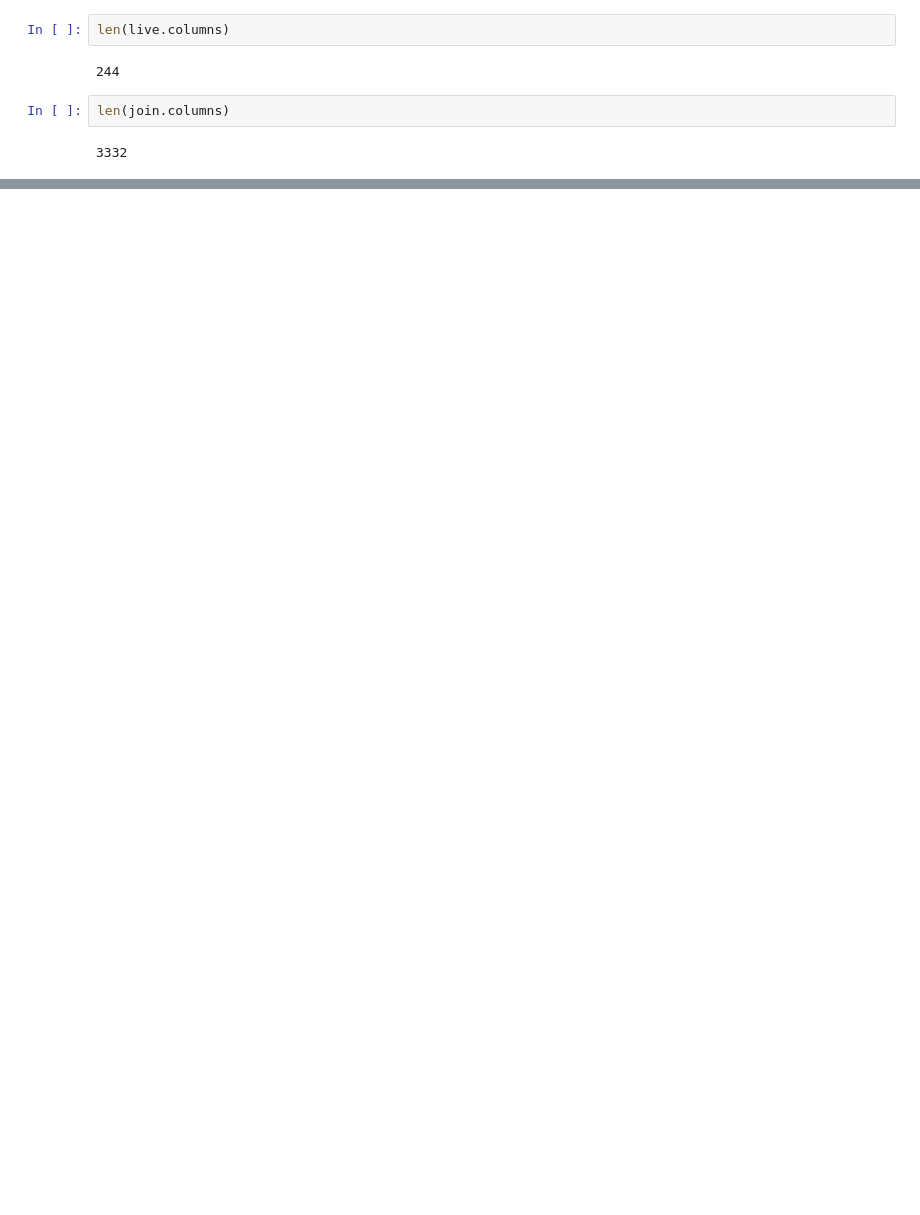
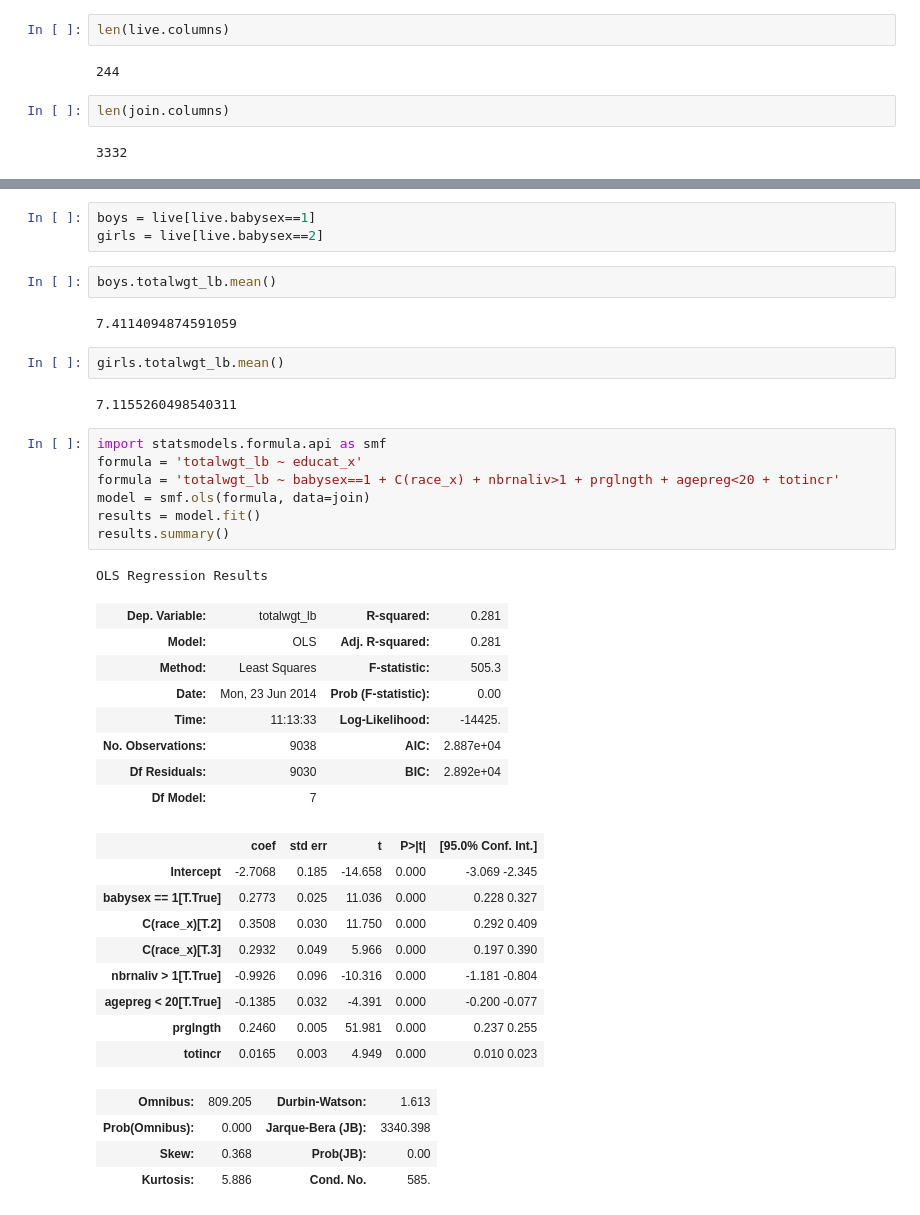
Before and after one commit to AllenDowney/ThinkStats2, a Jupyter notebook: code/Sandbox.ipynb, the cells around one changed output, grey strips where cells are left out. Drawn from its saved outputs; the diff is of its cells as text; blank space fills up the shorter version.

```diff
--- a/code/Sandbox.ipynb
+++ b/code/Sandbox.ipynb
@@ -243,0 +290,41 @@ pubassis_x 9038 1.97181145948
+# %%
+boys = live[live.babysex==1]
+girls = live[live.babysex==2]
+# %%
+boys.totalwgt_lb.mean()
+# %% [output]
+7.4114094874591059
+# %%
+girls.totalwgt_lb.mean()
+# %% [output]
+7.1155260498540311
+# %%
+import statsmodels.formula.api as smf
+formula = 'totalwgt_lb ~ educat_x'
+formula = 'totalwgt_lb ~ babysex==1 + C(race_x) + nbrnaliv>1 + prglngth + agepreg<20 + totincr'
+model = smf.ols(formula, data=join)
+results = model.fit()
+results.summary()
+# %% [output]
+OLS Regression Results
+| Dep. Variable: | totalwgt_lb | R-squared: | 0.281 |
+| Model: | OLS | Adj. R-squared: | 0.281 |
+| Method: | Least Squares | F-statistic: | 505.3 |
+| Date: | Mon, 23 Jun 2014 | Prob (F-statistic): | 0.00 |
+| Time: | 11:13:33 | Log-Likelihood: | -14425. |
+| No. Observations: | 9038 | AIC: | 2.887e+04 |
+| Df Residuals: | 9030 | BIC: | 2.892e+04 |
+| Df Model: | 7 |  |  |
+|  | coef | std err | t | P>|t| | [95.0% Conf. Int.] |
+| Intercept | -2.7068 | 0.185 | -14.658 | 0.000 | -3.069 -2.345 |
+| babysex == 1[T.True] | 0.2773 | 0.025 | 11.036 | 0.000 | 0.228 0.327 |
+| C(race_x)[T.2] | 0.3508 | 0.030 | 11.750 | 0.000 | 0.292 0.409 |
+| C(race_x)[T.3] | 0.2932 | 0.049 | 5.966 | 0.000 | 0.197 0.390 |
+| nbrnaliv > 1[T.True] | -0.9926 | 0.096 | -10.316 | 0.000 | -1.181 -0.804 |
+| agepreg < 20[T.True] | -0.1385 | 0.032 | -4.391 | 0.000 | -0.200 -0.077 |
+| prglngth | 0.2460 | 0.005 | 51.981 | 0.000 | 0.237 0.255 |
+| totincr | 0.0165 | 0.003 | 4.949 | 0.000 | 0.010 0.023 |
+| Omnibus: | 809.205 | Durbin-Watson: | 1.613 |
+| Prob(Omnibus): | 0.000 | Jarque-Bera (JB): | 3340.398 |
+| Skew: | 0.368 | Prob(JB): | 0.00 |
+| Kurtosis: | 5.886 | Cond. No. | 585. |
```
Also changed, not shown: parts of 7 cells of this notebook, 3 other files.
